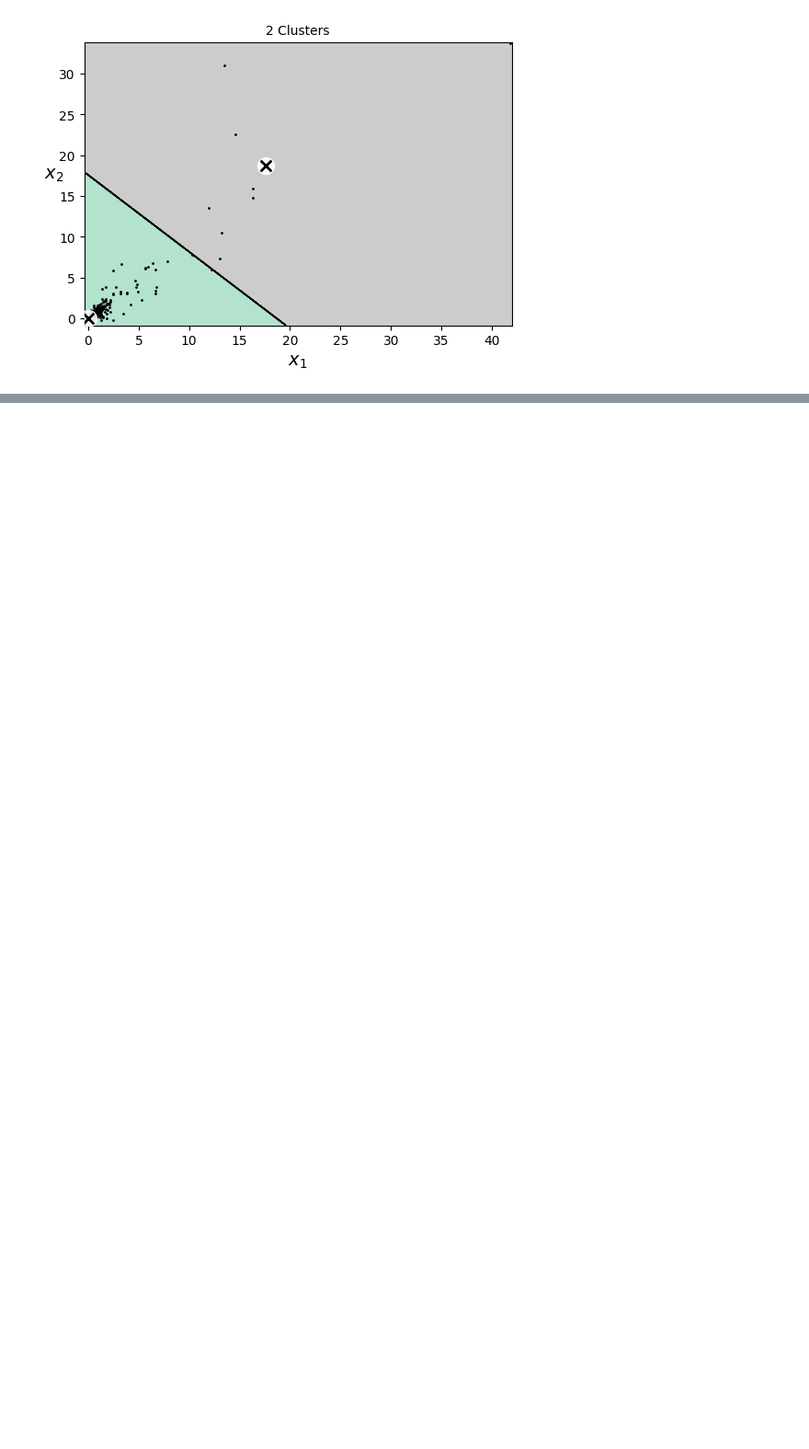
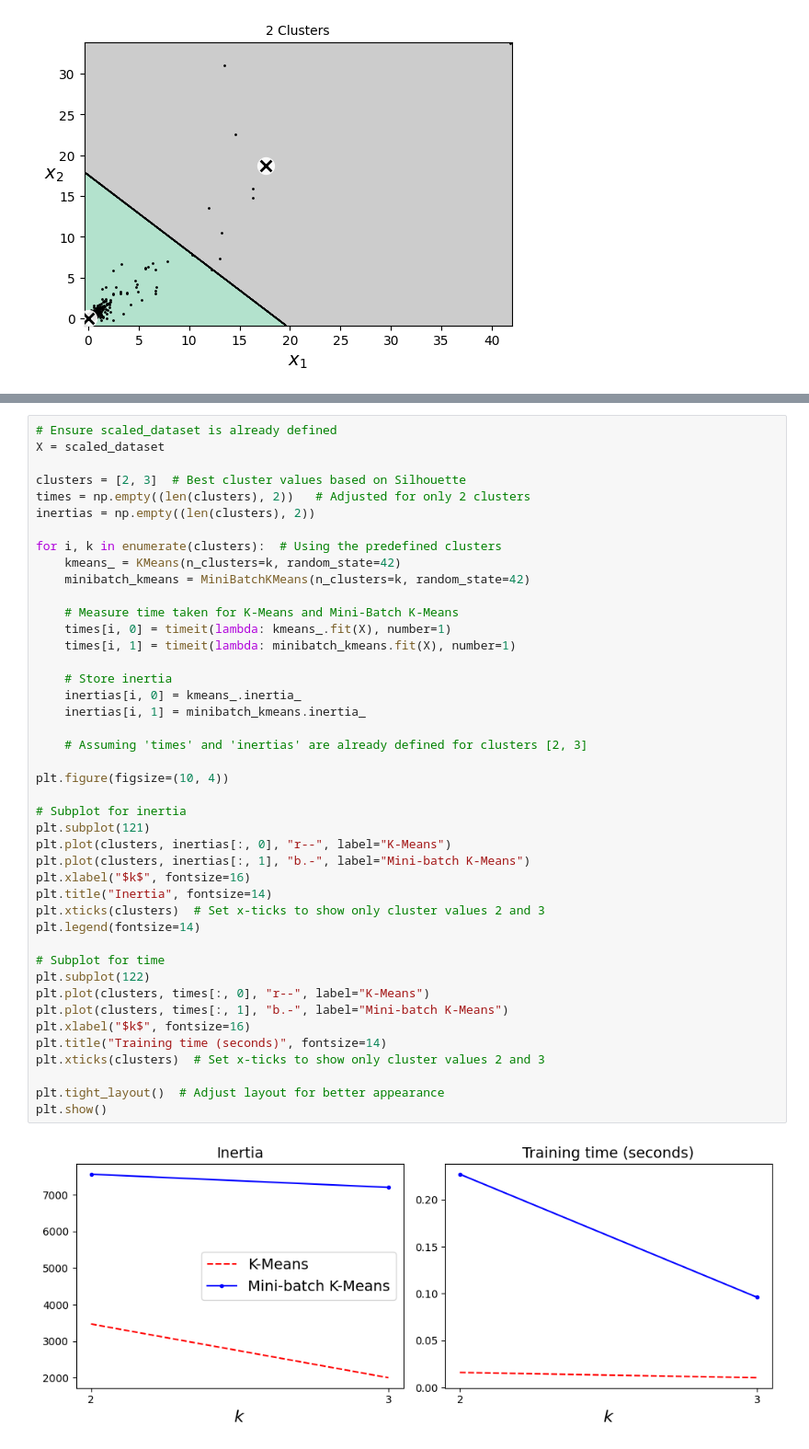
Before and after one commit to fabio-pecora/machine-learning-and-data-mining-csc735, a Jupyter notebook: 2nd-homework/HW2_Part1.ipynb, the cells around one changed output, grey strips where cells are left out. Shown at 92% size. Cells and saved outputs as stored; diff of their text form; blank space fills up the shorter version.

```diff
--- a/2nd-homework/HW2_Part1.ipynb
+++ b/2nd-homework/HW2_Part1.ipynb
@@ -264,3 +189,48 @@ plt.show()
+# %%
+# Ensure scaled_dataset is already defined
+X = scaled_dataset
+
+clusters = [2, 3]  # Best cluster values based on Silhouette
+times = np.empty((len(clusters), 2))   # Adjusted for only 2 clusters
+inertias = np.empty((len(clusters), 2))
+
+for i, k in enumerate(clusters):  # Using the predefined clusters
+    kmeans_ = KMeans(n_clusters=k, random_state=42)
+    minibatch_kmeans = MiniBatchKMeans(n_clusters=k, random_state=42)
+
+    # Measure time taken for K-Means and Mini-Batch K-Means
+    times[i, 0] = timeit(lambda: kmeans_.fit(X), number=1)
+    times[i, 1] = timeit(lambda: minibatch_kmeans.fit(X), number=1)
+
+    # Store inertia
+    inertias[i, 0] = kmeans_.inertia_
+    inertias[i, 1] = minibatch_kmeans.inertia_
+
+    # Assuming 'times' and 'inertias' are already defined for clusters [2, 3]
+
+plt.figure(figsize=(10, 4))
+
+# Subplot for inertia
+plt.subplot(121)
+plt.plot(clusters, inertias[:, 0], "r--", label="K-Means")
+plt.plot(clusters, inertias[:, 1], "b.-", label="Mini-batch K-Means")
+plt.xlabel("$k$", fontsize=16)
+plt.title("Inertia", fontsize=14)
+plt.xticks(clusters)  # Set x-ticks to show only cluster values 2 and 3
+plt.legend(fontsize=14)
+
+# Subplot for time
+plt.subplot(122)
+plt.plot(clusters, times[:, 0], "r--", label="K-Means")
+plt.plot(clusters, times[:, 1], "b.-", label="Mini-batch K-Means")
+plt.xlabel("$k$", fontsize=16)
+plt.title("Training time (seconds)", fontsize=14)
+plt.xticks(clusters)  # Set x-ticks to show only cluster values 2 and 3
+
+plt.tight_layout()  # Adjust layout for better appearance
+plt.show()
+# %% [output]
+[figure, added]
 # %%
 from sklearn.metrics import calinski_harabasz_score, davies_bouldin_score
 
```
Also changed, not shown: parts of 3 cells of this notebook.
